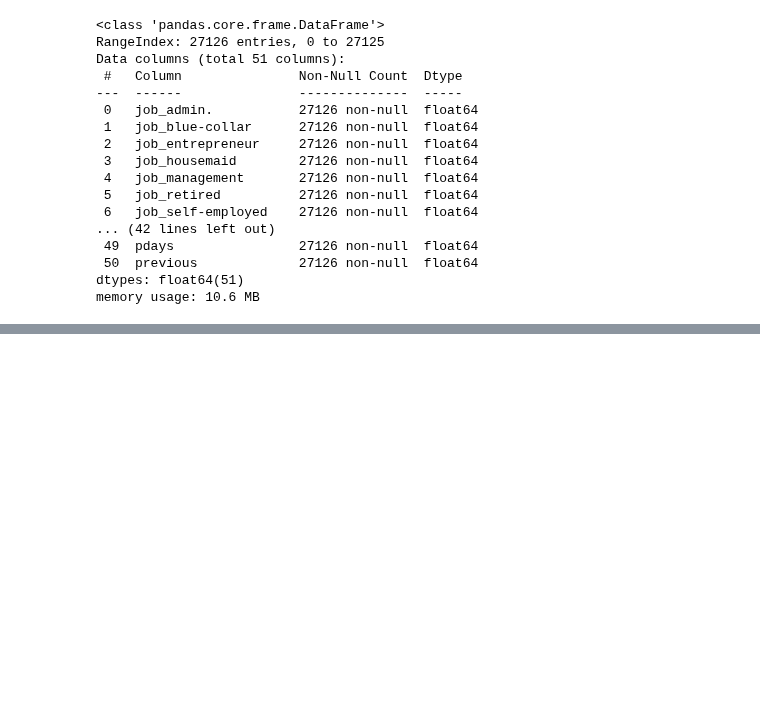
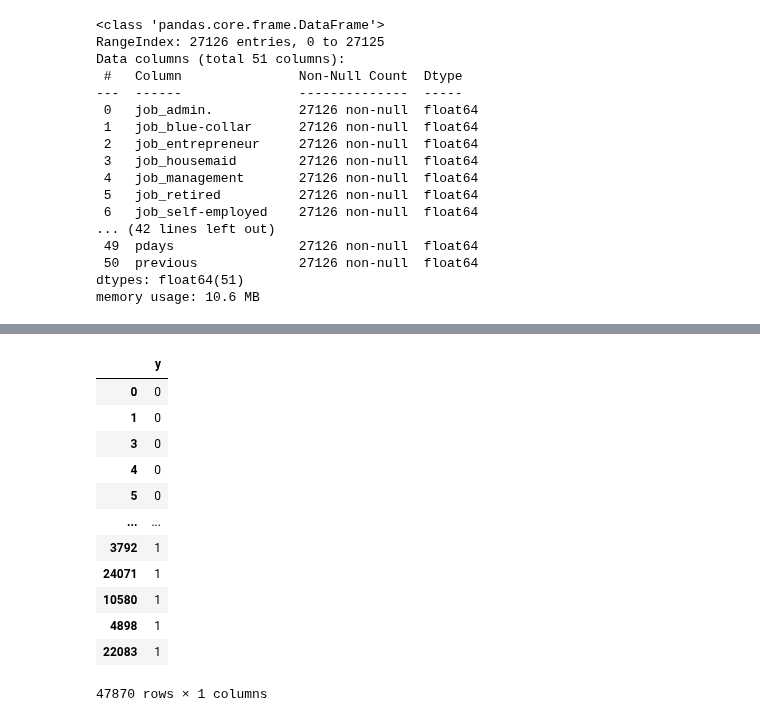
Before and after one commit to CalebMcCurdy/Bank-Term-Deposit-Predictions, a Jupyter notebook: Final Project.ipynb, the cells around one changed output, grey strips where cells are left out. Cells and saved outputs as stored; diff of their text form; code cells hidden in the pictures; blank space fills up the shorter version.

```diff
--- a/Final Project.ipynb
+++ b/Final Project.ipynb
@@ -326,0 +386,16 @@ memory usage: 10.6 MB
+# %%
+y_train_over
+# %% [output]
+|  | y |
+| 0 | 0 |
+| 1 | 0 |
+| 3 | 0 |
+| 4 | 0 |
+| 5 | 0 |
+| ... | ... |
+| 3792 | 1 |
+| 24071 | 1 |
+| 10580 | 1 |
+| 4898 | 1 |
+| 22083 | 1 |
+47870 rows × 1 columns
```
Also changed, not shown: parts of 12 cells of this notebook.
